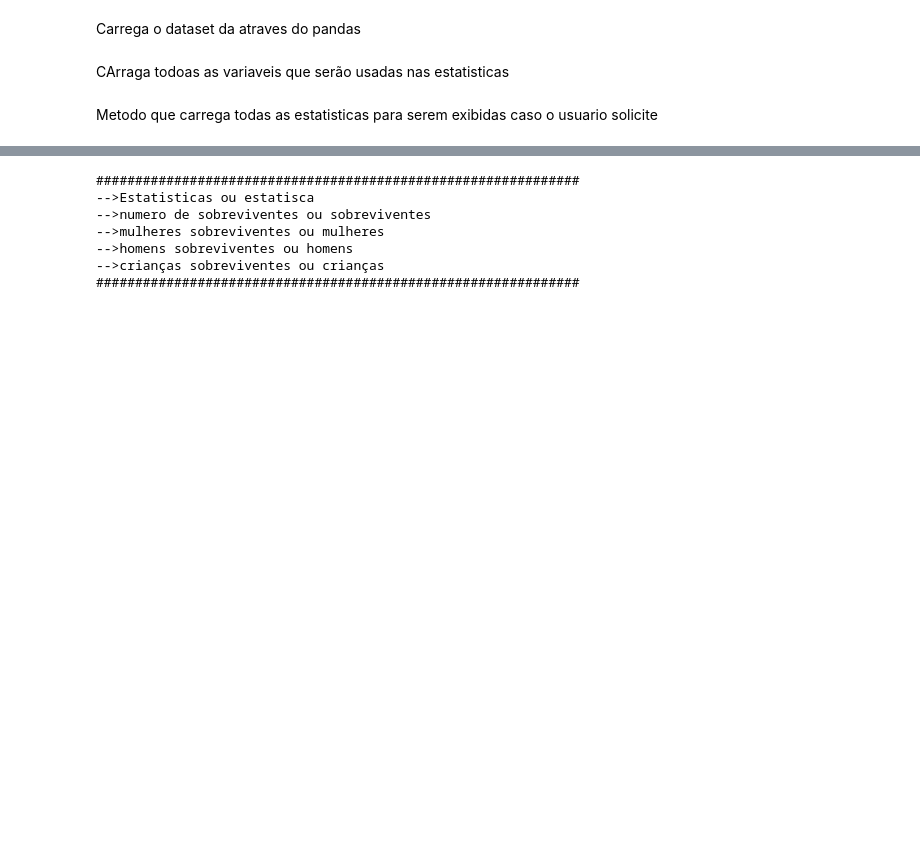
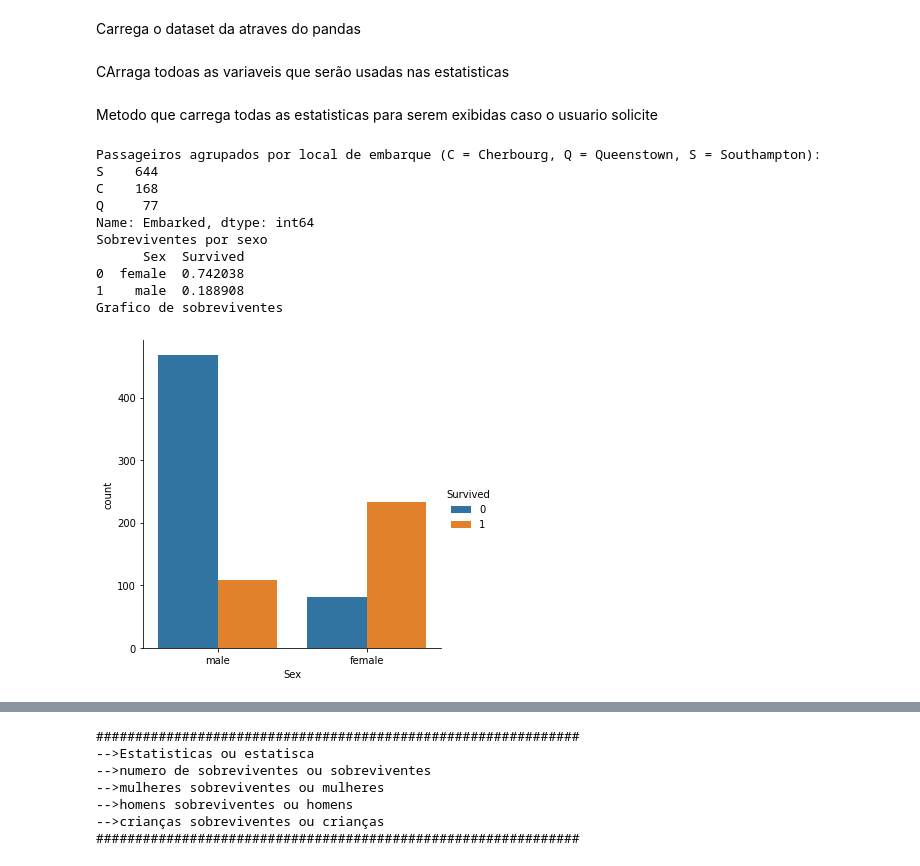
Before and after one commit to GilbertoGavioli/projetosEY, a Jupyter notebook: entregafinal_EY.ipynb, the cells around one changed output, grey strips where cells are left out. Saved outputs shown, nothing was run; the diff lists cells and outputs as text; code cells hidden in the pictures; blank space fills up the shorter version.

```diff
--- a/entregafinal_EY.ipynb
+++ b/entregafinal_EY.ipynb
@@ -388,3 +364,30 @@ def estatisticas():
+# %%
+def estatisticas():
+
+  print('Passageiros agrupados por local de embarque (C = Cherbourg, Q = Queenstown, S = Southampton):')
+  print(df['Embarked'].value_counts())
+
+
+  print("Sobreviventes por sexo")
+  print(df[["Sex", "Survived"]].groupby(['Sex'], as_index=False).mean().sort_values(by='Survived', ascending=False))
+
+
+  # Countplot
+  print('Grafico de sobreviventes')
+  sns.catplot(x ="Sex", hue ="Survived",
+  kind ="count", data = df)
+# %% [output]
+Passageiros agrupados por local de embarque (C = Cherbourg, Q = Queenstown, S = Southampton):
+S    644
+C    168
+Q     77
+Name: Embarked, dtype: int64
+Sobreviventes por sexo
+      Sex  Survived
+0  female  0.742038
+1    male  0.188908
+Grafico de sobreviventes
+[figure, added]
 # %%
 falar("Olá eu sou um projeto de assistente virtual vou mostrar dados sobre o Titanic, diga uma das opções abaixo")
 # %% [output]
```
Also changed, not shown: parts of 2 cells of this notebook.
